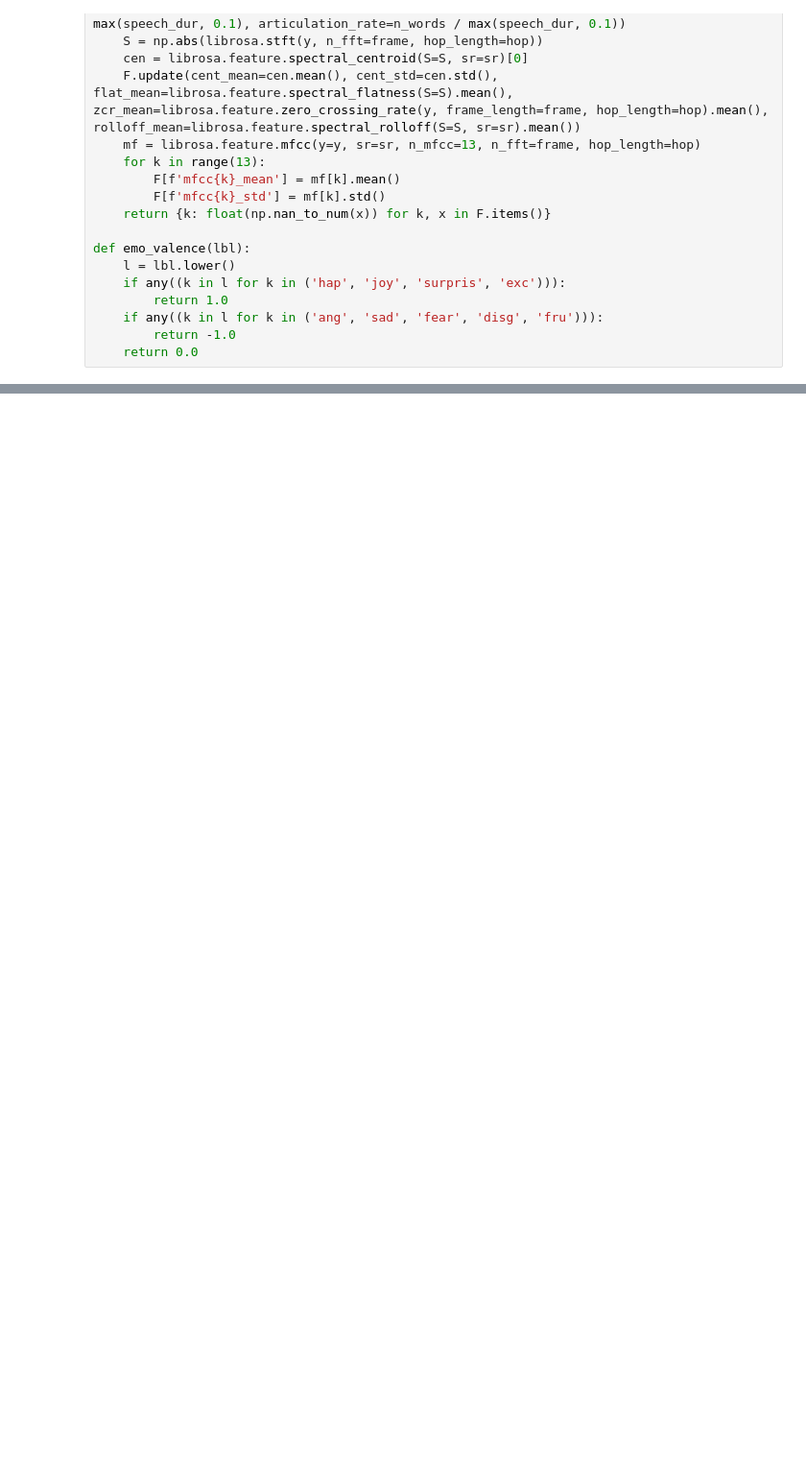
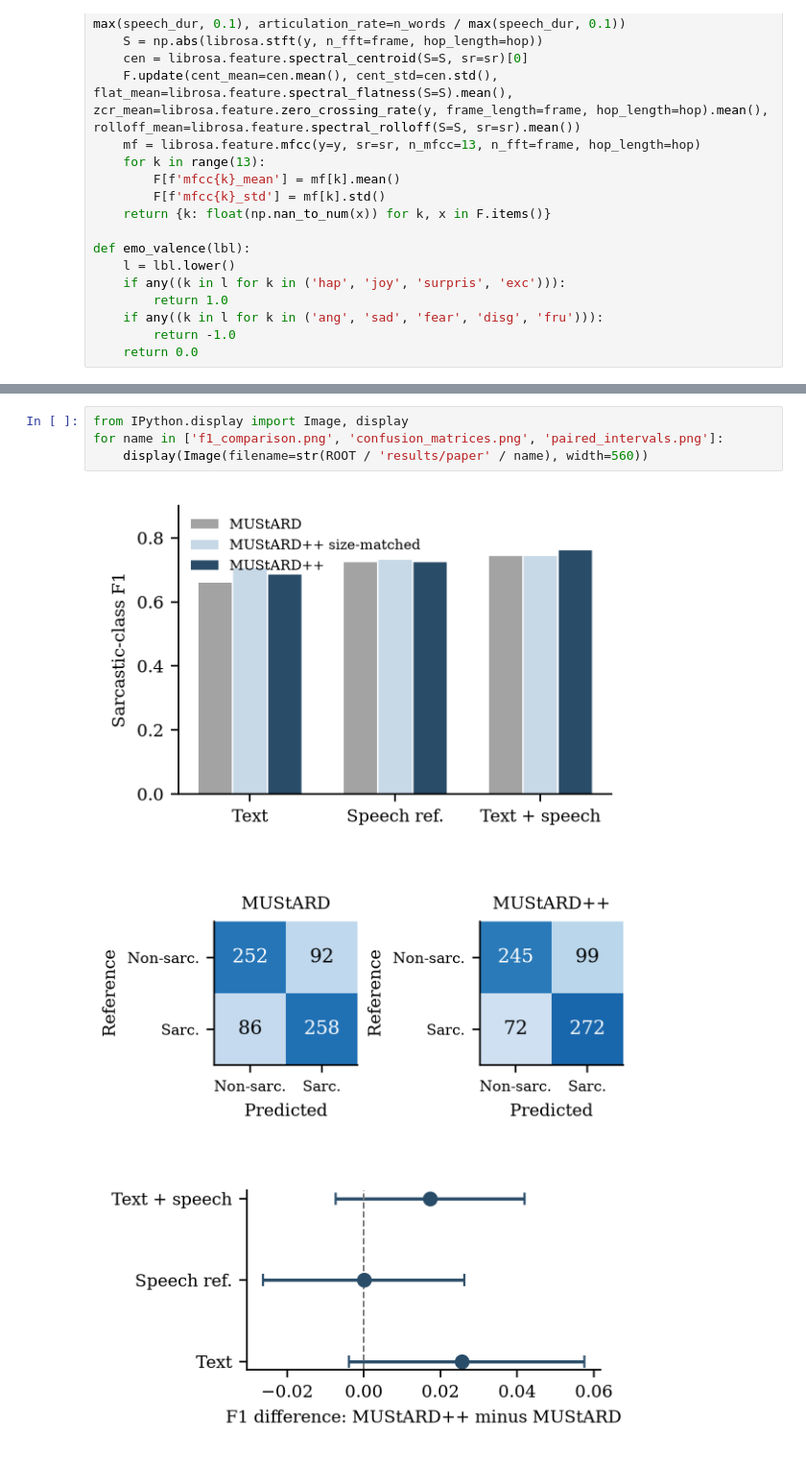
Before and after one commit to raghavvxts/TrueTone, a Jupyter notebook: TrueTone.ipynb, the cells around one changed output, grey strips where cells are left out. Shown at 96% size. Saved outputs shown, nothing was run; the diff lists cells and outputs as text; blank space fills up the shorter version.

```diff
--- a/TrueTone.ipynb
+++ b/TrueTone.ipynb
@@ -169,0 +282,8 @@ display(pd.read_csv(ROOT / 'results/mustardpp/held_out_show.csv'))
+# %%
+from IPython.display import Image, display
+for name in ['f1_comparison.png', 'confusion_matrices.png', 'paired_intervals.png']:
+    display(Image(filename=str(ROOT / 'results/paper' / name), width=560))
+# %% [output]
+[figure, added]
+[figure, added]
+[figure, added]
```
Also changed, not shown: parts of 17 cells of this notebook, 9 other files.
